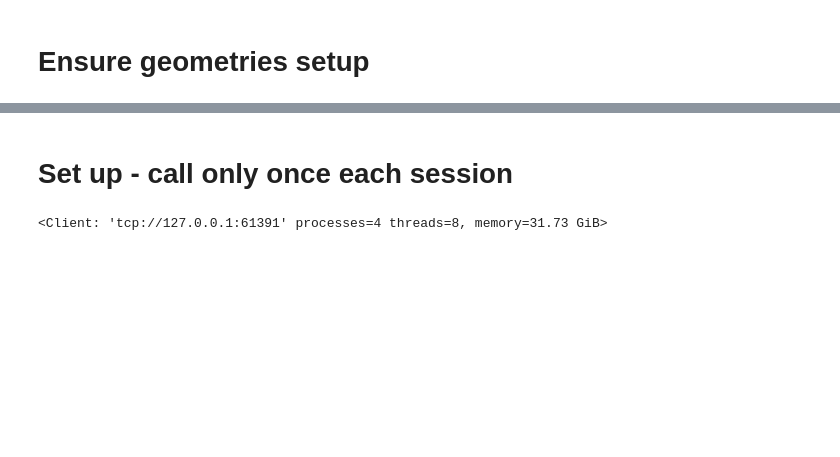
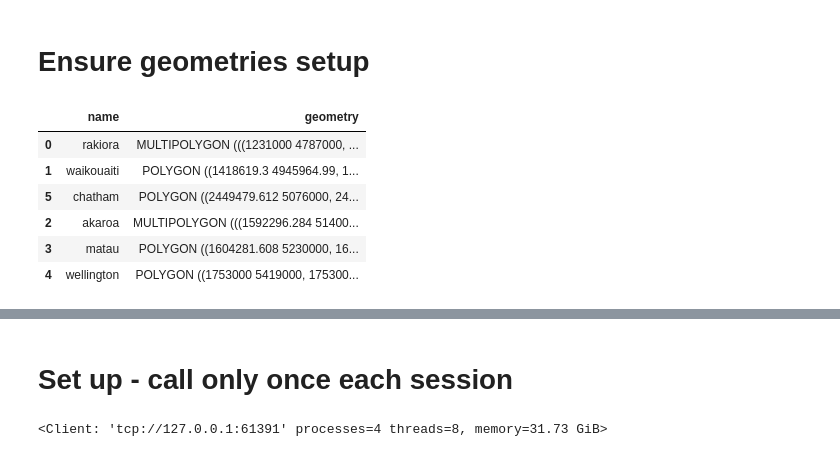
Before and after one commit to niwa/kelp-detection, a Jupyter notebook: notebooks/compare_test_sites.ipynb, the cells around one changed output, grey strips where cells are left out. Cells and saved outputs as stored; diff of their text form; code cells hidden in the pictures; blank space fills up the shorter version.

```diff
--- a/notebooks/compare_test_sites.ipynb
+++ b/notebooks/compare_test_sites.ipynb
@@ -37,3 +29,13 @@ tiles_chatham_island = utils.create_tiles_chatham_island(distance_offshore = 3_0
 tiles_north_island = utils.create_tiles_north_island(distance_offshore = 3_000, tile_length = 10_000)
 test_sites = utils.create_test_sites(distance_offshore = 3_000)
 land = geopandas.read_file(utils.DATA_PATH / "vectors" / f"main_islands.gpkg")
+# %%
+test_sites
+# %% [output]
+|  | name | geometry |
+| 0 | rakiora | MULTIPOLYGON (((1231000 4787000, ... |
+| 1 | waikouaiti | POLYGON ((1418619.3 4945964.99, 1... |
+| 5 | chatham | POLYGON ((2449479.612 5076000, 24... |
+| 2 | akaroa | MULTIPOLYGON (((1592296.284 51400... |
+| 3 | matau | POLYGON ((1604281.608 5230000, 16... |
+| 4 | wellington | POLYGON ((1753000 5419000, 175300... |
```
Also changed, not shown: parts of 8 cells of this notebook, 1 other file.
